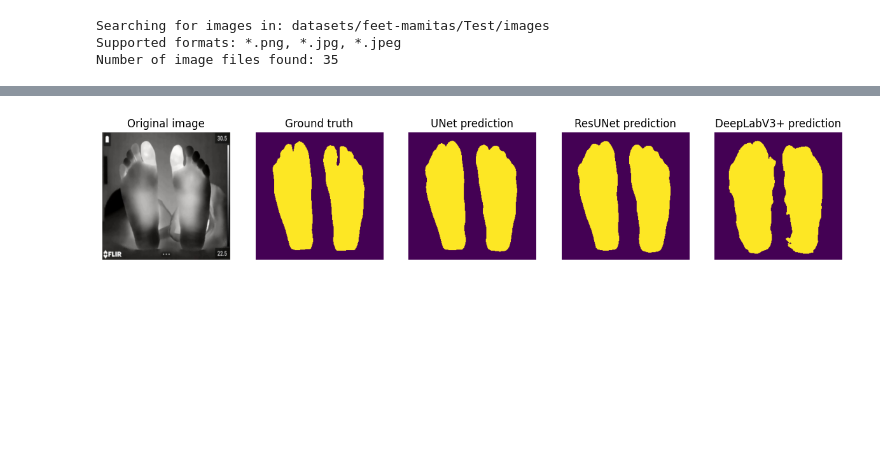
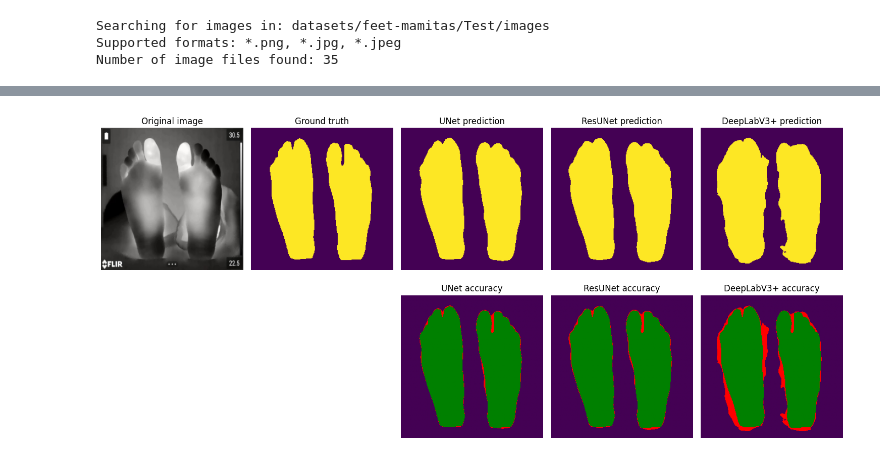
Before and after one commit to fcastanoe/Mamitas, a Jupyter notebook: notebooks/Inference models.ipynb, the cells around one changed output, grey strips where cells are left out. Drawn from its saved outputs; the diff is of its cells as text; code cells hidden in the pictures; blank space fills up the shorter version.

```diff
--- a/notebooks/Inference models.ipynb
+++ b/notebooks/Inference models.ipynb
@@ -32,9 +33,8 @@ Original folder '/root/.cache/kagglehub/datasets/lucasiturriago/feet-mamitas/ver
 # %%
 config = {"Dir of dataset": "./datasets/feet-mamitas", "Batch size": 36, "Image size": (256,256), "Input size": (3,256,256),
           "Number of classes": 1, "Single class train": None, "Single class test": None, "Single class valid": None, "Images folder": "images",
-          "Data augmentation": True, "Epochs": 61, "Device": "cuda:0", "AMixPre": True, "Model": "DeepLabV3+", "Backbone": "resnet34",
-          "Pretrained": True, "Activation function": "sigmoid", "Loss function": "DICE", "Save results": True, "Train phases": True,
-          "Wandb monitoring": ["5092b6e1a9fb50d7448b32f2db4d0163bb5ef14f","MasterTests","FeetMamitas-DeepLabV3+-DICE"]}
+          "Data augmentation": False, "Device": "cuda:0", "AMixPre": True, "Backbone": "resnet34","Pretrained": True, "Activation function": "sigmoid",
+          "Save results": True, "Wandb monitoring": ["WandB_API_Key"]}
 # %%
 train_dataset = Segmentation_DataLoader(config["Dir of dataset"], config["Batch size"], config["Image size"], config["Number of classes"],
                                         "Train", config["Single class train"], config["Data augmentation"], config["Images folder"])
@@ -133,35 +129,53 @@ with torch.no_grad():
           ResUNet_pred = ResUNet_model(images)
           DeepLabV3Plus_pred = DeepLabV3Plus_model(images)
   else:
-      FCN_pred = FCN_model(images)
       UNet_pred = UNet_model(images)
       ResUNet_pred = ResUNet_model(images)
       DeepLabV3Plus_pred = DeepLabV3Plus_model(images)
+# %%
+sample = 5
+mask = masks[sample].cpu().numpy()[0]
+UNet_pred = np.where(UNet_pred[sample].cpu().numpy()[0]>0.5,1,0)
+ResUNet_pred = np.where(ResUNet_pred[sample].cpu().numpy()[0]>0.5,1,0)
+DeepLabV3Plus_pred = np.where(DeepLabV3Plus_pred[sample].cpu().numpy()[0]>0.5,1,0)
+UNet_accuracy_pred = np.where((mask * UNet_pred)==1, 2, 0) + np.where((mask - UNet_pred)!=0, 1, 0)
+ResUNet_accuracy_pred = np.where((mask * ResUNet_pred)==1, 2, 0) + np.where((mask - ResUNet_pred)!=0, 1, 0)
+DeepLabV3Plus_accuracy_pred = np.where((mask * DeepLabV3Plus_pred)==1, 2, 0) + np.where((mask - DeepLabV3Plus_pred)!=0, 1, 0)
 # %%
-fig, axs = plt.subplots(1, 5, figsize=(15, 15))
+fig, axs = plt.subplots(2, 5, figsize=(15, 7))
 
-sample = 5
+colors = ['#440154', 'red', 'green']
+cmap = ListedColormap(colors)
 
-axs[0].imshow(images[sample].permute(1, 2, 0).cpu().numpy())
-axs[0].set_title('Original image')
-axs[0].axis('off')
+axs[0,0].imshow(images[sample].permute(1, 2, 0).cpu().numpy())
+axs[0,0].set_title('Original image')
 
-axs[1].imshow(masks[sample].cpu().numpy()[0])
-axs[1].set_title('Ground truth')
-axs[1].axis('off')
+axs[0,1].imshow(mask)
+axs[0,1].set_title('Ground truth')
 
-axs[2].imshow(np.where(UNet_pred[sample].cpu().numpy()[0]>0.5,1,0))
-axs[2].set_title('UNet prediction')
-axs[2].axis('off')
+axs[0,2].imshow(UNet_pred)
+axs[0,2].set_title('UNet prediction')
 
-axs[3].imshow(np.where(ResUNet_pred[sample].cpu().numpy()[0]>0.5,1,0))
-axs[3].set_title('ResUNet prediction')
-axs[3].axis('off')
+axs[0,3].imshow(ResUNet_pred)
+axs[0,3].set_title('ResUNet prediction')
 
-axs[4].imshow(np.where(DeepLabV3Plus_pred[sample].cpu().numpy()[0]>0.5,1,0))
-axs[4].set_title('DeepLabV3+ prediction')
-axs[4].axis('off')
+axs[0,4].imshow(DeepLabV3Plus_pred)
+axs[0,4].set_title('DeepLabV3+ prediction')
+
+axs[1,2].imshow(UNet_accuracy_pred, cmap=cmap, vmin=0, vmax=2)
+axs[1,2].set_title('UNet accuracy')
+
+axs[1,3].imshow(ResUNet_accuracy_pred, cmap=cmap, vmin=0, vmax=2)
+axs[1,3].set_title('ResUNet accuracy')
+
+axs[1,4].imshow(DeepLabV3Plus_accuracy_pred, cmap=cmap, vmin=0, vmax=2)
+axs[1,4].set_title('DeepLabV3+ accuracy')
+
+for ax in axs.flat:
+    ax.set_axis_off()
+
+plt.tight_layout()
 
 plt.show()
 # %% [output]
-[figure, old version]
+[figure, new version]
```
Also changed, not shown: parts of 3 cells of this notebook, 12 other files.
